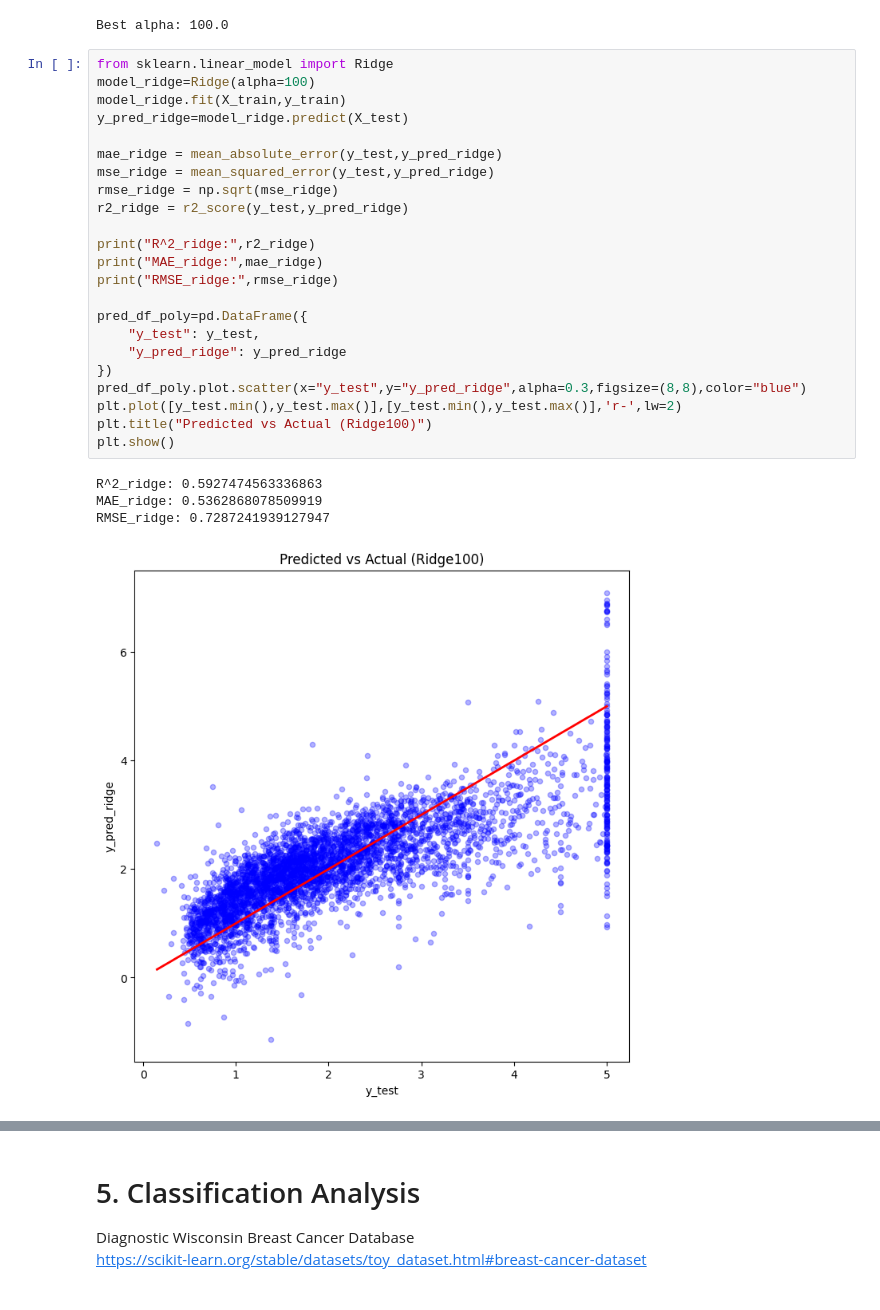
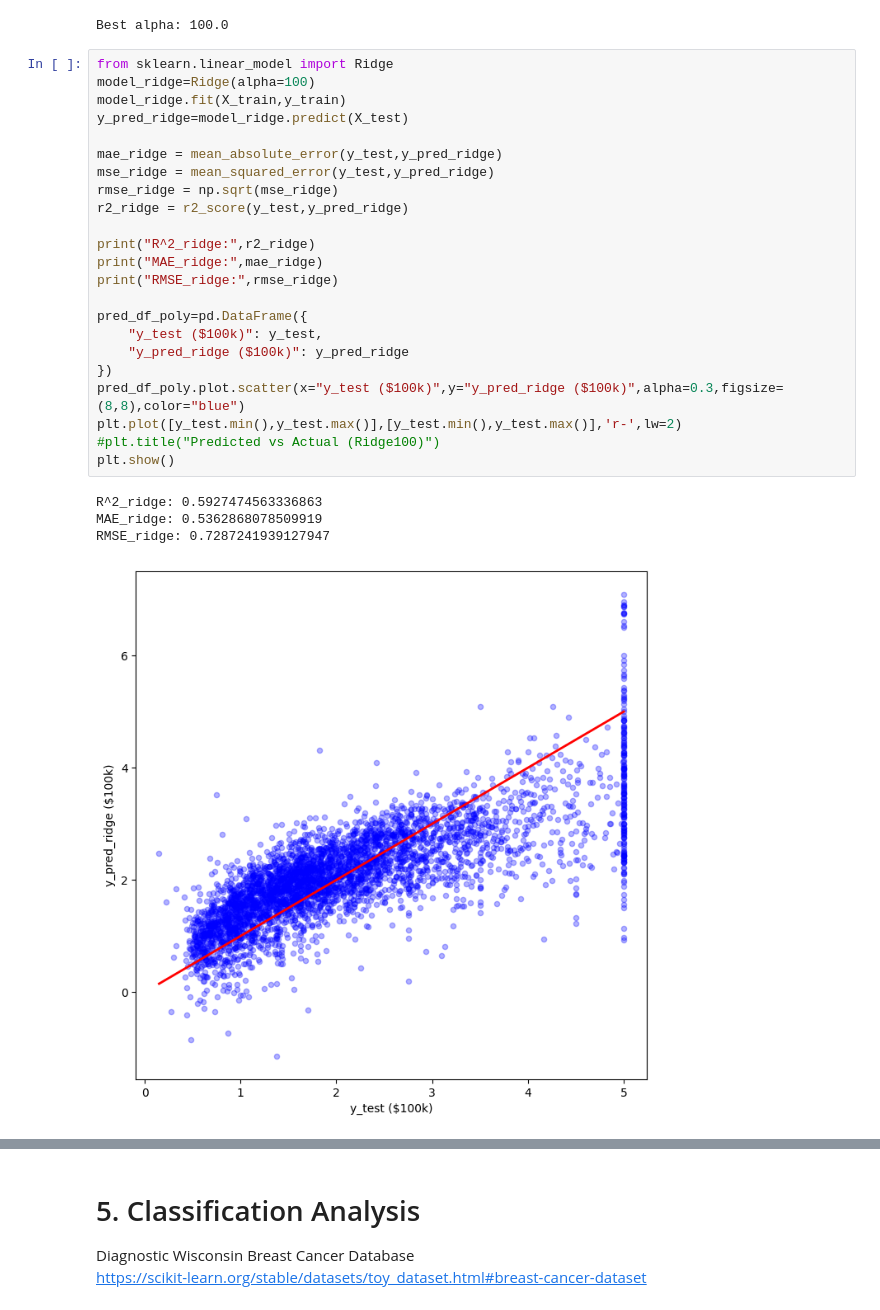
Before and after one commit to yiheng870106/Mathematics-of-Data-Science-Project-1-yiheng, a Jupyter notebook: project1.ipynb, the cells around one changed output, grey strips where cells are left out. Saved outputs shown, nothing was run; the diff lists cells and outputs as text.

```diff
--- a/project1.ipynb
+++ b/project1.ipynb
@@ -151,31 +151,31 @@ Best alpha: 100.0
 # %%
 from sklearn.linear_model import Ridge
 model_ridge=Ridge(alpha=100)
 model_ridge.fit(X_train,y_train)
 y_pred_ridge=model_ridge.predict(X_test)
 
 mae_ridge = mean_absolute_error(y_test,y_pred_ridge)
 mse_ridge = mean_squared_error(y_test,y_pred_ridge)
 rmse_ridge = np.sqrt(mse_ridge)
 r2_ridge = r2_score(y_test,y_pred_ridge)
 
 print("R^2_ridge:",r2_ridge)
 print("MAE_ridge:",mae_ridge)
 print("RMSE_ridge:",rmse_ridge)
 
 pred_df_poly=pd.DataFrame({
-    "y_test": y_test,
-    "y_pred_ridge": y_pred_ridge
+    "y_test ($100k)": y_test,
+    "y_pred_ridge ($100k)": y_pred_ridge
 })
-pred_df_poly.plot.scatter(x="y_test",y="y_pred_ridge",alpha=0.3,figsize=(8,8),color="blue")
+pred_df_poly.plot.scatter(x="y_test ($100k)",y="y_pred_ridge ($100k)",alpha=0.3,figsize=(8,8),color="blue")
 plt.plot([y_test.min(),y_test.max()],[y_test.min(),y_test.max()],'r-',lw=2)
-plt.title("Predicted vs Actual (Ridge100)")
+#plt.title("Predicted vs Actual (Ridge100)")
 plt.show()
 # %% [output]
 R^2_ridge: 0.5927474563336863
 MAE_ridge: 0.5362868078509919
 RMSE_ridge: 0.7287241939127947
-[figure, old version]
+[figure, new version]
 # %%
 # Include a histogram of your model error.
 #------------------
```
Also changed, not shown: parts of 5 cells of this notebook.
